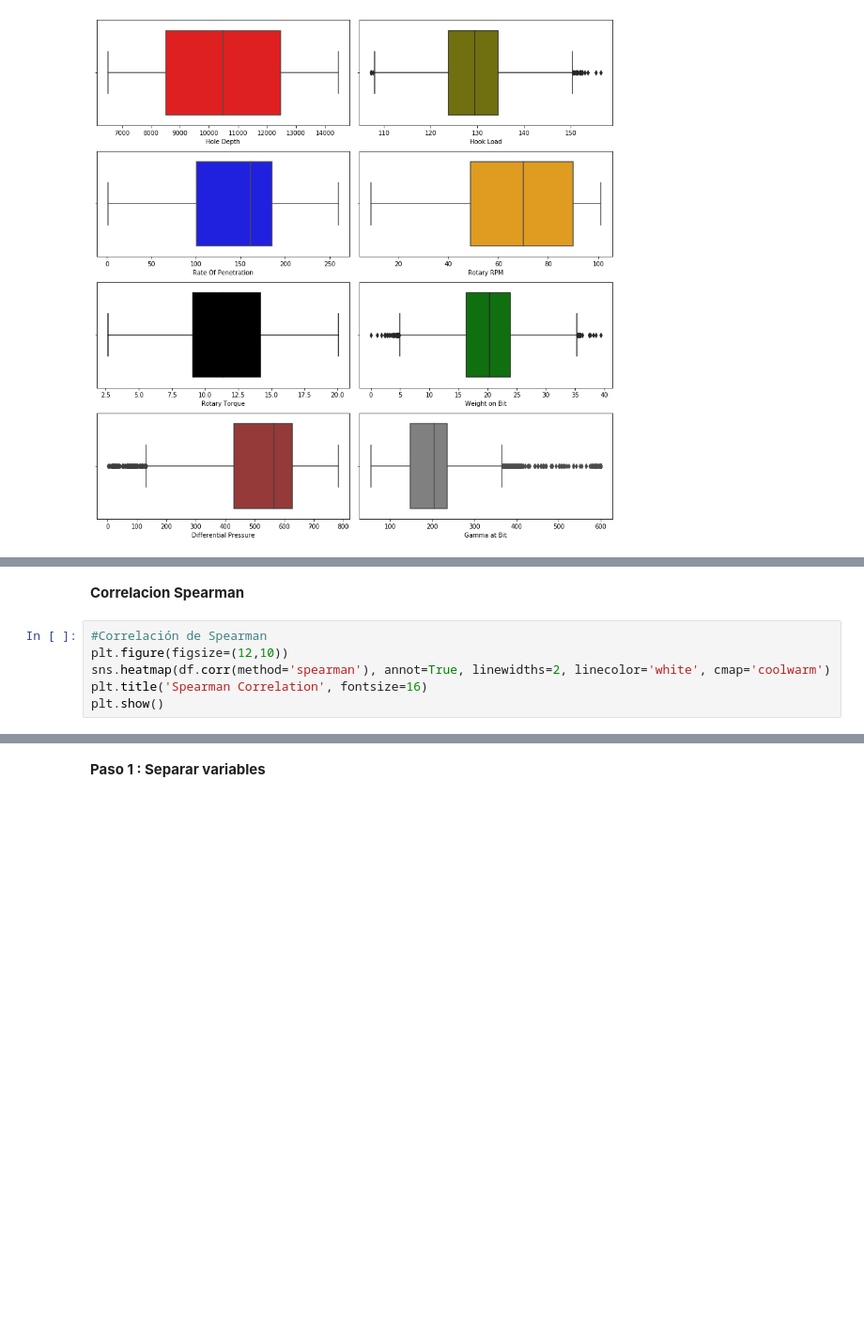
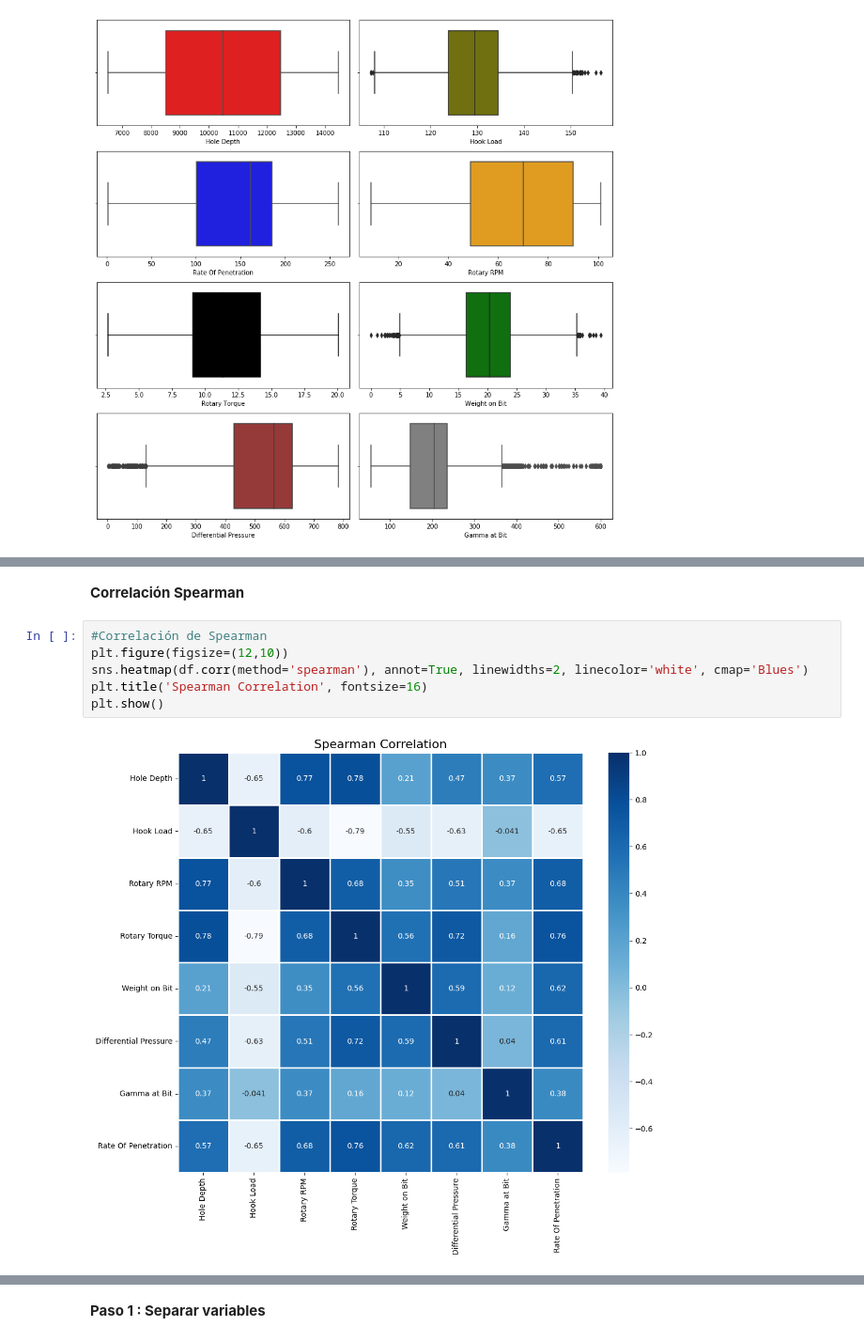
Before and after one commit to Carlosdaojeda/Tranformers-for-series-times, a Jupyter notebook: ROP(Rate_of_penetration).ipynb, the cells around one changed output, grey strips where cells are left out. Shown at 94% size. Drawn from its saved outputs; the diff is of its cells as text; blank space fills up the shorter version.

```diff
--- a/ROP(Rate_of_penetration).ipynb
+++ b/ROP(Rate_of_penetration).ipynb
@@ -65,9 +65,11 @@ linewidths=2, cmap='coolwarm')
 # %% [markdown]
-**Correlacion Spearman**
+**Correlación Spearman**
 # %%
 #Correlación de Spearman
 plt.figure(figsize=(12,10))
-sns.heatmap(df.corr(method='spearman'), annot=True, linewidths=2, linecolor='white', cmap='coolwarm')
+sns.heatmap(df.corr(method='spearman'), annot=True, linewidths=2, linecolor='white', cmap='Blues')
 plt.title('Spearman Correlation', fontsize=16)
 plt.show()
+# %% [output]
+[figure, added]
 # %% [markdown]
```
Also changed, not shown: parts of 5 cells of this notebook.
